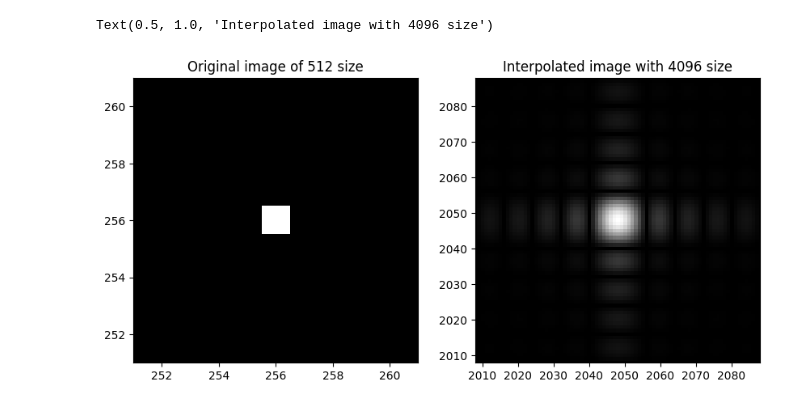
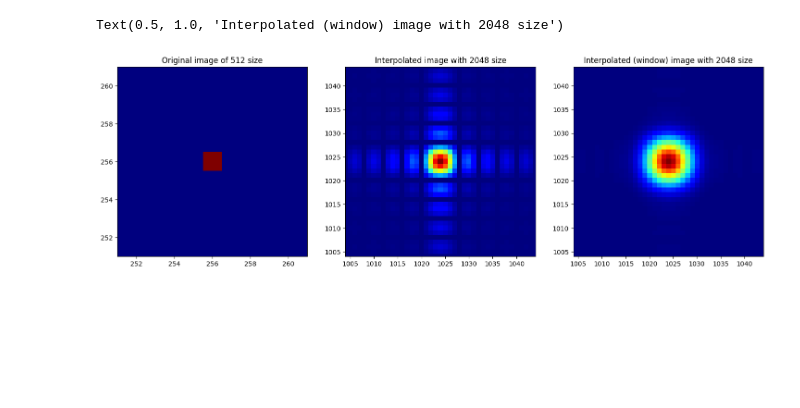
Before and after one commit to jnthek/ra_disp, a Jupyter notebook: misc/FFT_interpolation_2D.ipynb, the cells around one changed output. Cells and saved outputs as stored; diff of their text form; code cells hidden in the pictures; blank space fills up the shorter version.

Commit message:
Add a DPSS 2D (faked ?) window to improve the images after interpolation

```diff
--- a/misc/FFT_interpolation_2D.ipynb
+++ b/misc/FFT_interpolation_2D.ipynb
@@ -5,6 +6,6 @@ import matplotlib.image as mpimg
 # %%
 img_base = mpimg.imread("Cameraman_gs.png")
-interp_fac = 8
+interp_fac = 4
 img_base = img_base*0.0 #these two lines replace the original image with a point source to study the effects of interpolation
 img_base[256,256] = 1.0
 
@@ -19,4 +20,8 @@ cent_negdim = int((interp_fac-1)*imdim_orig/2) # Finding the left/top coordinate
 cent_posdim = int((interp_fac+1)*imdim_orig/2) # Finding the right/bottom coordinate of the centre square in the Fourier plane
 
 img_interp_fft[cent_negdim:cent_posdim, cent_negdim:cent_posdim] += img_original_fft #Zero padded !
+
+window_1d = windows.dpss(M=imdim_orig*interp_fac, NW=32)
+window_2d = np.matmul(np.expand_dims(window_1d, axis=0).T, np.expand_dims(window_1d, axis=0))
 img_interp = np.fft.ifft2(img_interp_fft)
+img_interp_windowed = np.fft.ifft2(img_interp_fft*window_2d)
@@ -23,14 +38,20 @@ img_interp = np.fft.ifft2(img_interp_fft)
 # %%
-fig, ax = plt.subplots(1,2, figsize=(5*2,11*2))
-ax[0].imshow(np.abs(img_original), cmap='gray')
+fig, ax = plt.subplots(1,3, figsize=(9*2,19*3))
+
+ax[0].imshow(np.abs(img_original), cmap='jet')
 ax[0].set_xlim(251,261)
 ax[0].set_ylim(251,261)
+ax[0].set_title("Original image of "+str(imdim_orig)+" size")
 
-ax[0].set_title("Original image of "+str(imdim_orig)+" size")
-ax[1].imshow(np.abs(img_interp), cmap='gray')
+ax[1].imshow(np.abs(img_interp), cmap='jet')
 ax[1].set_xlim(251*interp_fac,261*interp_fac)
 ax[1].set_ylim(251*interp_fac,261*interp_fac)
 ax[1].set_title("Interpolated image with "+str(imdim_orig*interp_fac)+" size")
+
+ax[2].imshow(np.abs(img_interp_windowed), cmap='jet')
+ax[2].set_xlim(251*interp_fac,261*interp_fac)
+ax[2].set_ylim(251*interp_fac,261*interp_fac)
+ax[2].set_title("Interpolated (window) image with "+str(imdim_orig*interp_fac)+" size")
 # %% [output]
-Text(0.5, 1.0, 'Interpolated image with 4096 size')
+Text(0.5, 1.0, 'Interpolated (window) image with 2048 size')
-[figure, old version]
+[figure, new version]
```
Also changed, not shown: parts of 3 cells of this notebook.
